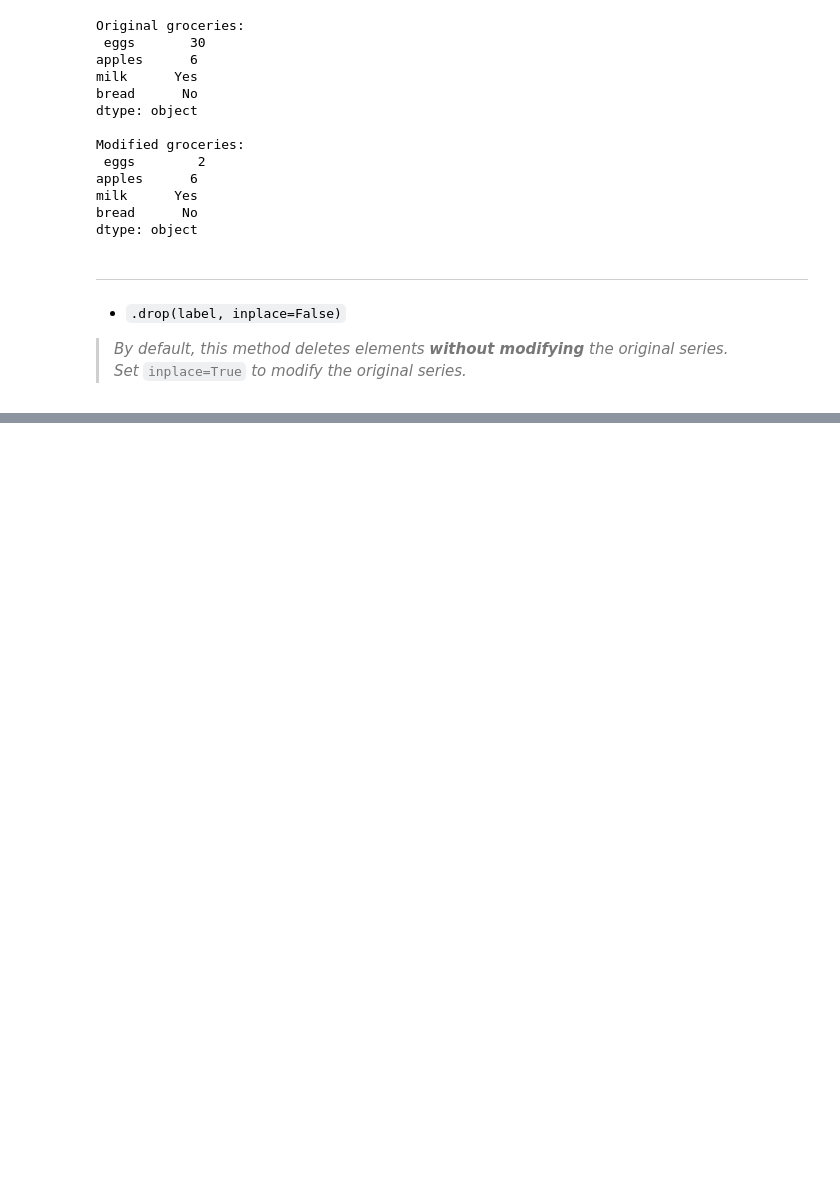
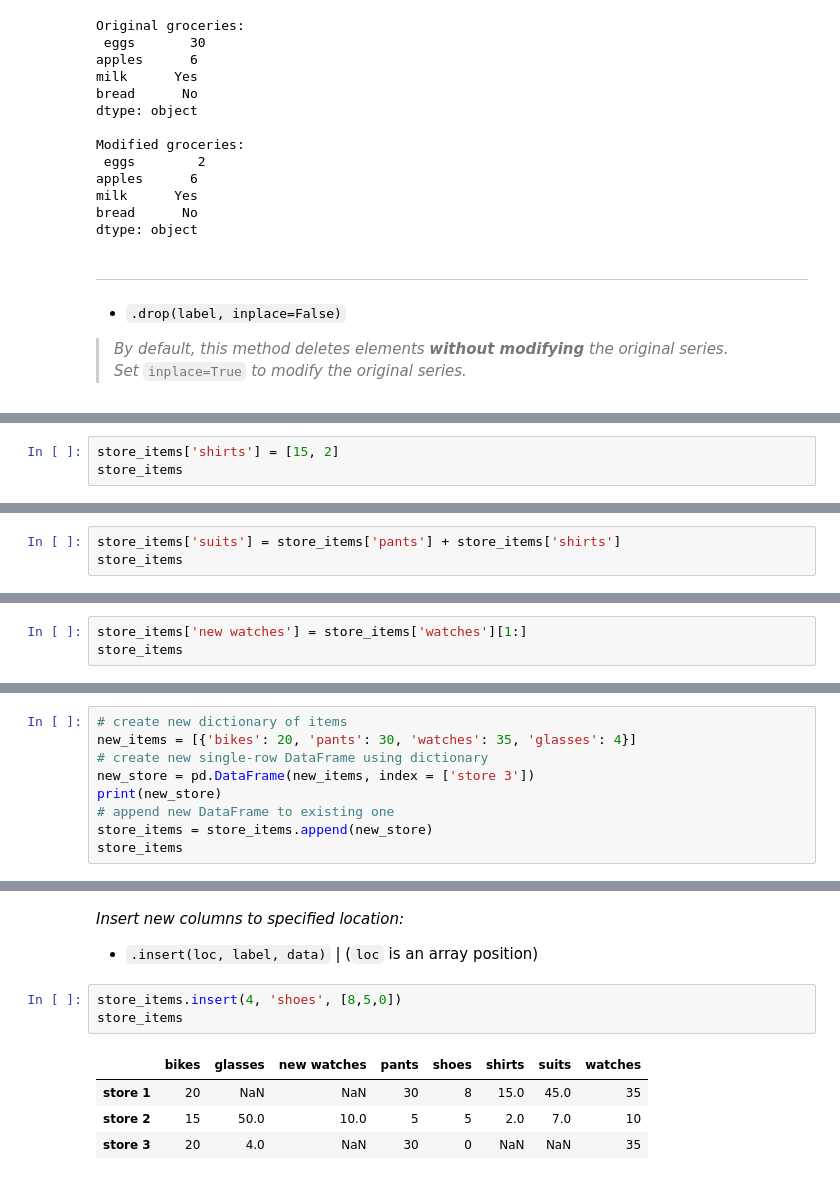
Before and after one commit to Razikk/Udacity, a Jupyter notebook: Pandas_notes.ipynb, the cells around one changed output, grey strips where cells are left out. Cells and saved outputs as stored; diff of their text form; blank space fills up the shorter version.

````diff
--- a/Pandas_notes.ipynb
+++ b/Pandas_notes.ipynb
@@ -141,0 +408,3 @@ dtype: object
+# %%
+store_items['shirts'] = [15, 2]
+store_items
@@ -141,0 +418,3 @@ dtype: object
+# %%
+store_items['suits'] = store_items['pants'] + store_items['shirts']
+store_items
@@ -141,0 +428,3 @@ dtype: object
+# %%
+store_items['new watches'] = store_items['watches'][1:]
+store_items
@@ -141,0 +439,9 @@ dtype: object
+# %%
+# create new dictionary of items
+new_items = [{'bikes': 20, 'pants': 30, 'watches': 35, 'glasses': 4}]
+# create new single-row DataFrame using dictionary
+new_store = pd.DataFrame(new_items, index = ['store 3'])
+print(new_store)
+# append new DataFrame to existing one
+store_items = store_items.append(new_store)
+store_items
@@ -141,0 +455,11 @@ dtype: object
+# %% [markdown]
+*Insert new columns to specified location:*
+* ```.insert(loc, label, data)``` | (```loc``` is an array position)
+# %%
+store_items.insert(4, 'shoes', [8,5,0])
+store_items
+# %% [output]
+|  | bikes | glasses | new watches | pants | shoes | shirts | suits | watches |
+| store 1 | 20 | NaN | NaN | 30 | 8 | 15.0 | 45.0 | 35 |
+| store 2 | 15 | 50.0 | 10.0 | 5 | 5 | 2.0 | 7.0 | 10 |
+| store 3 | 20 | 4.0 | NaN | 30 | 0 | NaN | NaN | 35 |
````
Also changed, not shown: parts of 86 cells of this notebook.
